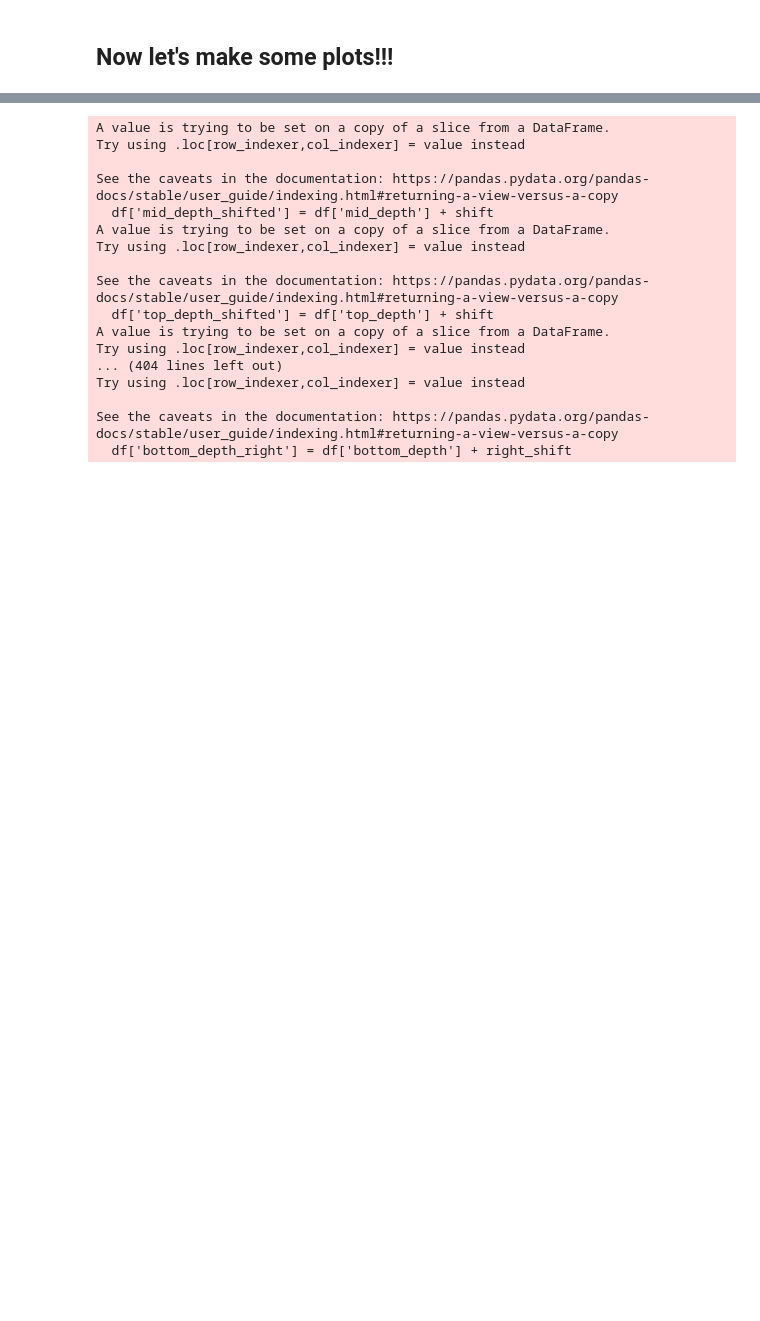
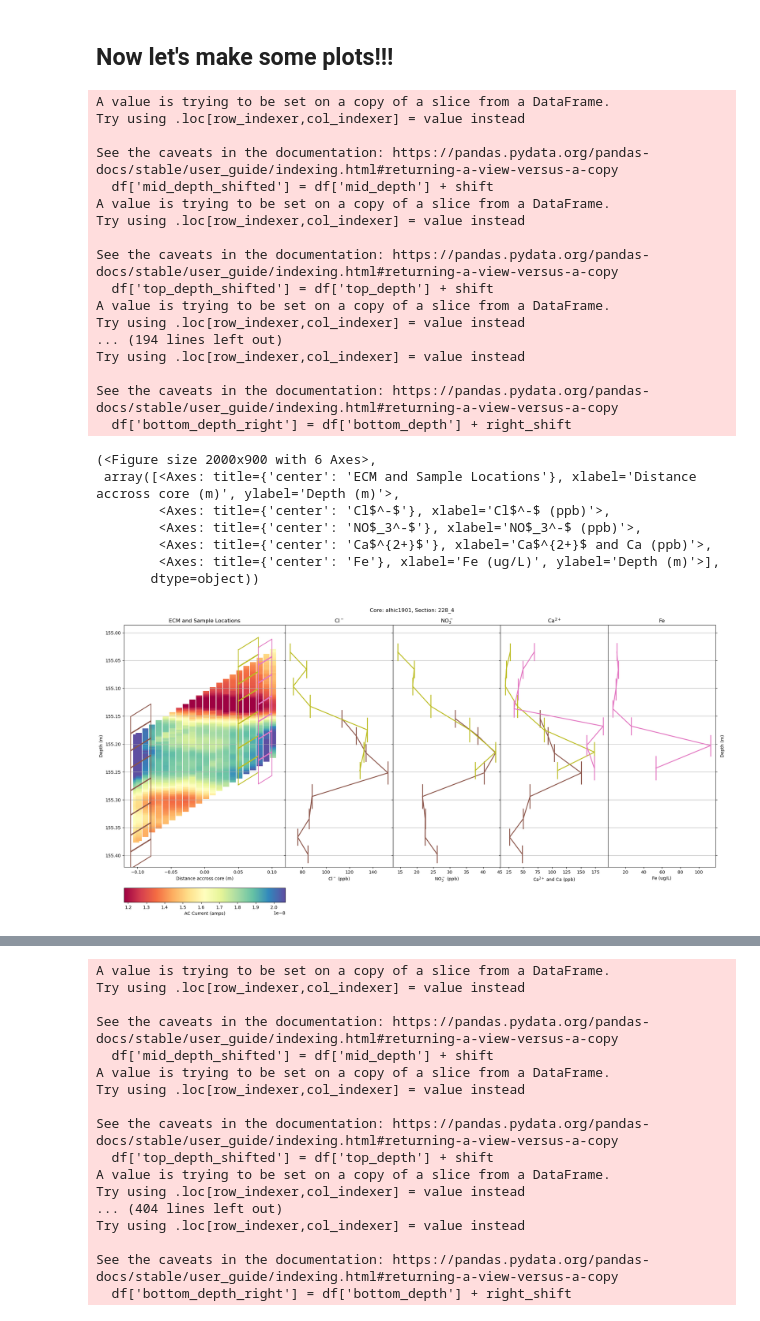
Before and after one commit to liamkirkpatrick/alhic1901_deeplayering, a Jupyter notebook: scripts/plot_samples/dip_adj_samples.ipynb, the cells around one changed output, grey strips where cells are left out. Cells and saved outputs as stored; diff of their text form; code cells hidden in the pictures; blank space fills up the shorter version.

Commit message:
update CFA data, integrate into plotting script

```diff
--- a/scripts/plot_samples/dip_adj_samples.ipynb
+++ b/scripts/plot_samples/dip_adj_samples.ipynb
@@ -232,7 +185,7 @@ def plot_ecm(axs,face,top_angle,cmap):
     return pltmin, pltmax
 # %%
 # plot sample
-def plot_sample(ax0,axs,samp_data,top_angle,side_angle,cmap,c_cnt,p):
+def plot_sample(ax0,axs,samp_data,top_angle,side_angle,cmap,p):
 
     # filter samp_data for only rows where the column p is not empty
     samp_data = samp_data[samp_data[p].notna()]
@@ -282,10 +235,6 @@ def plot_sample(ax0,axs,samp_data,top_angle,side_angle,cmap,c_cnt,p):
 
             # plot the line
             axs.plot([row[p],row[p]],[row['top_depth_shifted'],row['bottom_depth_shifted']],color=color,linewidth=2)
-
-        c_cnt+=1
-
-    return(c_cnt)
 # %%
 
 def make_full_plot(sec,proxies,side_angle,top_angle):
@@ -337,15 +286,14 @@ def make_full_plot(sec,proxies,side_angle,top_angle):
     pltmin, pltmax = plot_ecm(ax[0],sec.top,top_angle,my_cmap)
 
     # loop through proxies
-    c_cnt=0
     for i in range(len(proxies)):
 
         # pull out values
         p = proxies[i]
         axs = ax[i+1]
 
-        # plot the proxy data (c_cnt keeps tracks of which colors have been used)
-        c_cnt = plot_sample(ax[0],axs,samp_data_sec,top_angle,side_angle,cmap_line,c_cnt,p)
+        # plot the proxy data
+        plot_sample(ax[0],axs,samp_data_sec,top_angle,side_angle,cmap_line,p)
 
         # axis housekeeping
         if i==range(len(proxies)): # if last one
@@ -368,11 +316,11 @@ def make_full_plot(sec,proxies,side_angle,top_angle):
         if proxies[i] in list(ic_icpms_dict.keys()):
 
             # plot
-            plot_sample(ax[cnt,0],axs,samp_data_sec,top_angle,side_angle,cmap_line,ic_icpms_dict[proxies[i]],proxies,sec.section)
+            plot_sample(ax[0],axs,samp_data_sec,top_angle,side_angle,cmap_line,ic_icpms_dict[proxies[i]])
 
             # update min and max
-            prox_data_min = min(prox_data_min, samp_data_sec[ic_icpms_dict[proxies[i]]].min())
-            prox_data_max = max(prox_data_max, samp_data_sec[ic_icpms_dict[proxies[i]]].max())
+            #prox_data_min = min(samp_data_sec[proxies[i]].min(), samp_data_sec[ic_icpms_dict[proxies[i]]].min())
+            #prox_data_max = max(samp_data_sec[proxies[i]].min(), samp_data_sec[ic_icpms_dict[proxies[i]]].max())
 
             # combine full names
             unit_row_icpms = units.loc[units['simple_name'] == ic_icpms_dict[proxies[i]]]
@@ -419,3 +367,31 @@ side_angle = None
 top_angle = None
 # %% [markdown]
 ## Now let's make some plots!!!
+# %%
+make_full_plot(s228_4_AC,['Cl-','NO3-','Ca2+','Fe'],s228_4_AC.side_angle,s228_4_AC.top_angle)
+# %% [output]
+A value is trying to be set on a copy of a slice from a DataFrame.
+Try using .loc[row_indexer,col_indexer] = value instead
+
+See the caveats in the documentation: https://pandas.pydata.org/pandas-docs/stable/user_guide/indexing.html#returning-a-view-versus-a-copy
+  df['mid_depth_shifted'] = df['mid_depth'] + shift
+A value is trying to be set on a copy of a slice from a DataFrame.
+Try using .loc[row_indexer,col_indexer] = value instead
+
+See the caveats in the documentation: https://pandas.pydata.org/pandas-docs/stable/user_guide/indexing.html#returning-a-view-versus-a-copy
+  df['top_depth_shifted'] = df['top_depth'] + shift
+A value is trying to be set on a copy of a slice from a DataFrame.
+Try using .loc[row_indexer,col_indexer] = value instead
+... (194 lines left out)
+Try using .loc[row_indexer,col_indexer] = value instead
+
+See the caveats in the documentation: https://pandas.pydata.org/pandas-docs/stable/user_guide/indexing.html#returning-a-view-versus-a-copy
+  df['bottom_depth_right'] = df['bottom_depth'] + right_shift
+(<Figure size 2000x900 with 6 Axes>,
+ array([<Axes: title={'center': 'ECM and Sample Locations'}, xlabel='Distance accross core (m)', ylabel='Depth (m)'>,
+        <Axes: title={'center': 'Cl$^-$'}, xlabel='Cl$^-$ (ppb)'>,
+        <Axes: title={'center': 'NO$_3^-$'}, xlabel='NO$_3^-$ (ppb)'>,
+        <Axes: title={'center': 'Ca$^{2+}$'}, xlabel='Ca$^{2+}$ and Ca (ppb)'>,
+        <Axes: title={'center': 'Fe'}, xlabel='Fe (ug/L)', ylabel='Depth (m)'>],
+       dtype=object))
+[figure, added]
```
Also changed, not shown: parts of 9 cells of this notebook, 9 other files.
